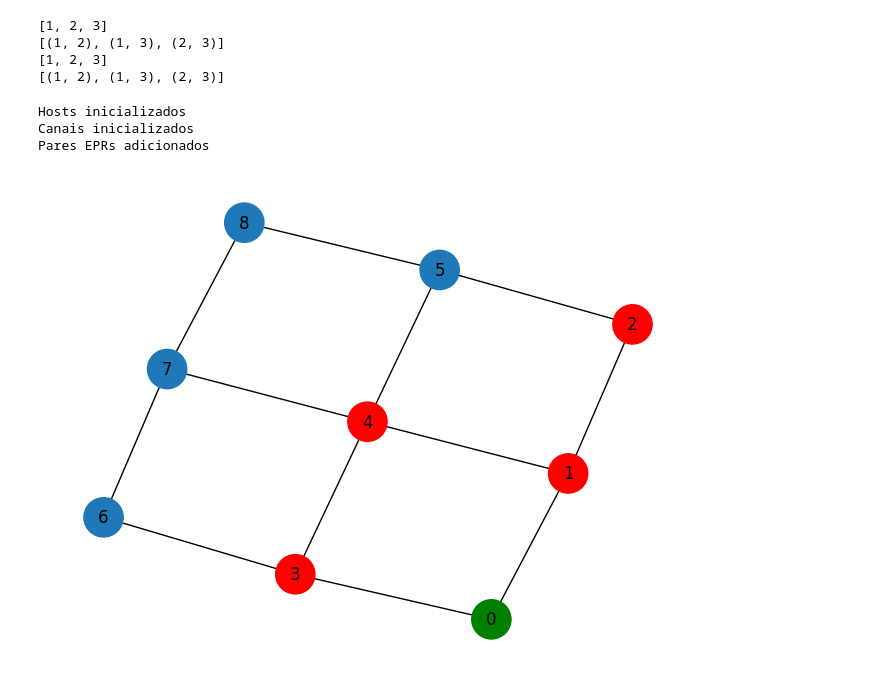
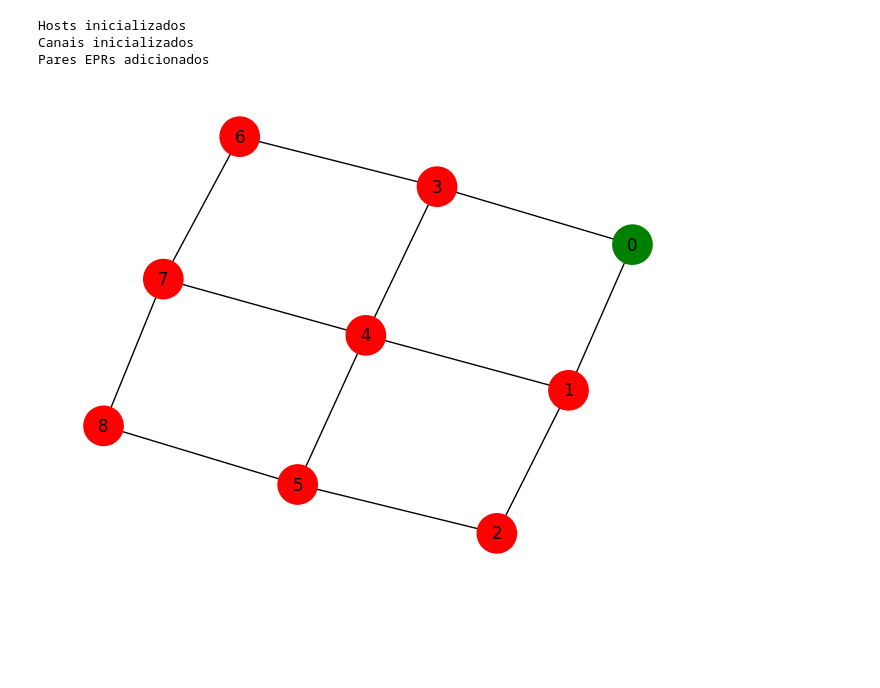
Before and after one commit to polysamo/BQC, a Jupyter notebook: Testes BQC.ipynb, the cells around one changed output. Drawn from its saved outputs; the diff is of its cells as text; code cells hidden in the pictures; blank space fills up the shorter version.

```diff
--- a/Testes BQC.ipynb
+++ b/Testes BQC.ipynb
@@ -30,22 +29,10 @@ rede.draw()
-# %%
-# o acesso dos nós e arestas do grafo da rede pode ser feito diretamente pela rede
-print(rede.nodes)
-print(rede.edges)
-# ou pela propriedade graph da rede
-print(rede.graph.nodes)
-print(rede.graph.edges)
-# %% [output]
-[1, 2, 3]
-[(1, 2), (1, 3), (2, 3)]
-[1, 2, 3]
-[(1, 2), (1, 3), (2, 3)]
 # %%
 rede = Network()
-rede.set_ready_topology('grade',4,3,3)  # Exemplo de uma grade 3x3 com 2 clientes e 1 servidor
+rede.set_ready_topology('grade',8,3,3)  # Exemplo de uma grade 3x3 com  clientes e 1 servidor
 rede.draw()
 Logger.activate(Logger)
 # %% [output]
 Hosts inicializados
 Canais inicializados
 Pares EPRs adicionados
-[figure, old version]
+[figure, new version]
```
Also changed, not shown: parts of 6 cells of this notebook, 4 other files.
